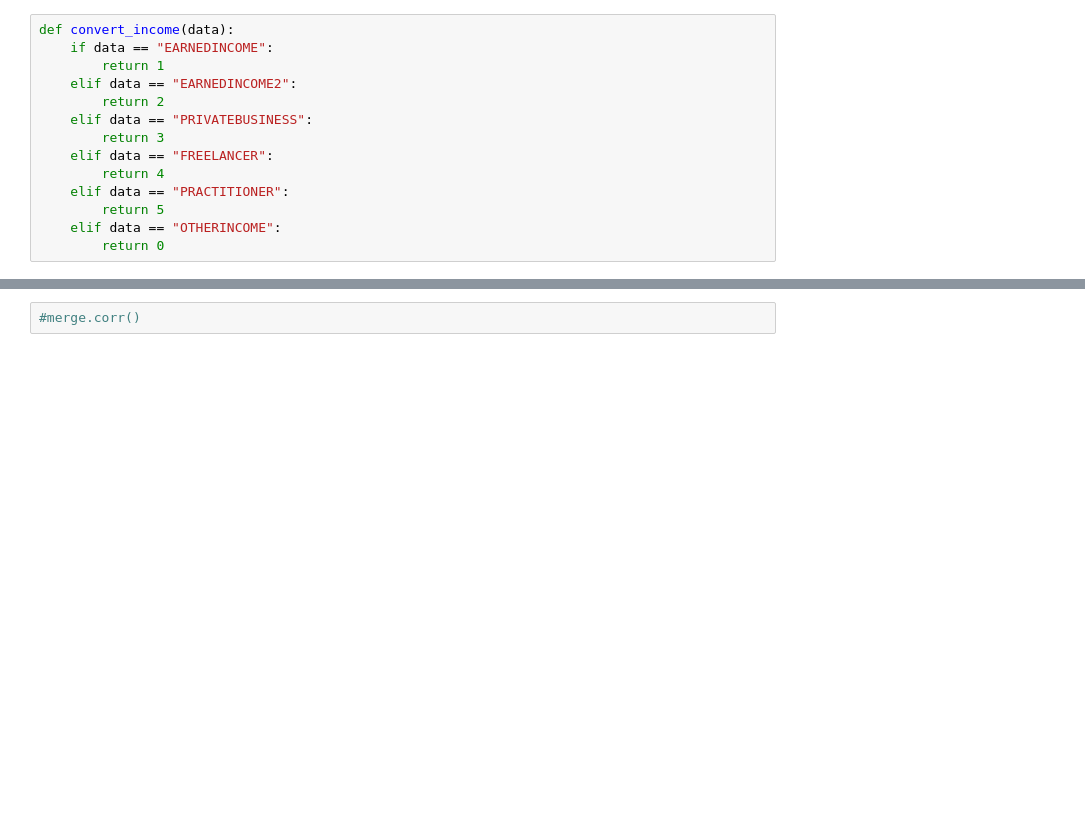
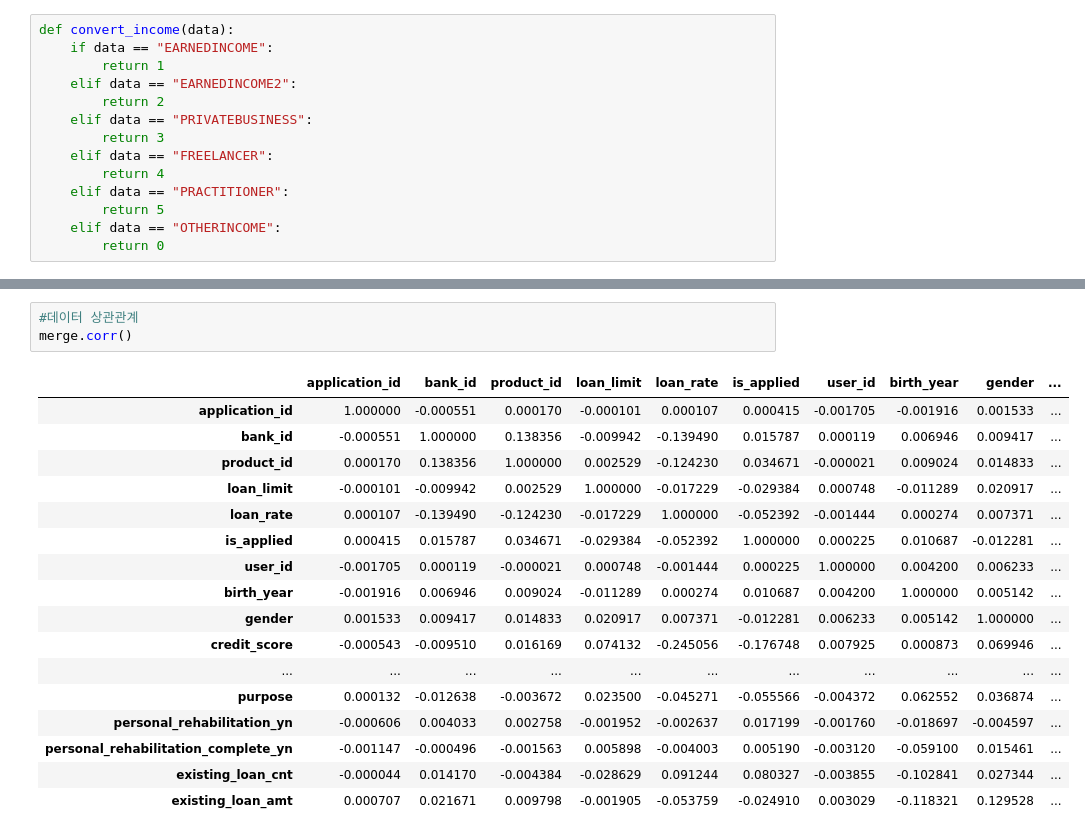
Before and after one commit to guddndbs/big_contest, a Jupyter notebook: pre.ipynb, the cells around one changed output, grey strips where cells are left out. Drawn from its saved outputs; the diff is of its cells as text; blank space fills up the shorter version.

```diff
--- a/pre.ipynb
+++ b/pre.ipynb
@@ -188,3 +201,22 @@ plt.show()
 # %%
-#merge.corr()
+#데이터 상관관계
+merge.corr()
+# %% [output]
+|  | application_id | bank_id | product_id | loan_limit | loan_rate | is_applied | user_id | birth_year | gender | ... |
+| application_id | 1.000000 | -0.000551 | 0.000170 | -0.000101 | 0.000107 | 0.000415 | -0.001705 | -0.001916 | 0.001533 | ... |
+| bank_id | -0.000551 | 1.000000 | 0.138356 | -0.009942 | -0.139490 | 0.015787 | 0.000119 | 0.006946 | 0.009417 | ... |
+| product_id | 0.000170 | 0.138356 | 1.000000 | 0.002529 | -0.124230 | 0.034671 | -0.000021 | 0.009024 | 0.014833 | ... |
+| loan_limit | -0.000101 | -0.009942 | 0.002529 | 1.000000 | -0.017229 | -0.029384 | 0.000748 | -0.011289 | 0.020917 | ... |
+| loan_rate | 0.000107 | -0.139490 | -0.124230 | -0.017229 | 1.000000 | -0.052392 | -0.001444 | 0.000274 | 0.007371 | ... |
+| is_applied | 0.000415 | 0.015787 | 0.034671 | -0.029384 | -0.052392 | 1.000000 | 0.000225 | 0.010687 | -0.012281 | ... |
+| user_id | -0.001705 | 0.000119 | -0.000021 | 0.000748 | -0.001444 | 0.000225 | 1.000000 | 0.004200 | 0.006233 | ... |
+| birth_year | -0.001916 | 0.006946 | 0.009024 | -0.011289 | 0.000274 | 0.010687 | 0.004200 | 1.000000 | 0.005142 | ... |
+| gender | 0.001533 | 0.009417 | 0.014833 | 0.020917 | 0.007371 | -0.012281 | 0.006233 | 0.005142 | 1.000000 | ... |
+| credit_score | -0.000543 | -0.009510 | 0.016169 | 0.074132 | -0.245056 | -0.176748 | 0.007925 | 0.000873 | 0.069946 | ... |
+| ... | ... | ... | ... | ... | ... | ... | ... | ... | ... | ... |
+| purpose | 0.000132 | -0.012638 | -0.003672 | 0.023500 | -0.045271 | -0.055566 | -0.004372 | 0.062552 | 0.036874 | ... |
+| personal_rehabilitation_yn | -0.000606 | 0.004033 | 0.002758 | -0.001952 | -0.002637 | 0.017199 | -0.001760 | -0.018697 | -0.004597 | ... |
+| personal_rehabilitation_complete_yn | -0.001147 | -0.000496 | -0.001563 | 0.005898 | -0.004003 | 0.005190 | -0.003120 | -0.059100 | 0.015461 | ... |
+| existing_loan_cnt | -0.000044 | 0.014170 | -0.004384 | -0.028629 | 0.091244 | 0.080327 | -0.003855 | -0.102841 | 0.027344 | ... |
+| existing_loan_amt | 0.000707 | 0.021671 | 0.009798 | -0.001905 | -0.053759 | -0.024910 | 0.003029 | -0.118321 | 0.129528 | ... |
 # %%
```
Also changed, not shown: parts of 32 cells of this notebook.
